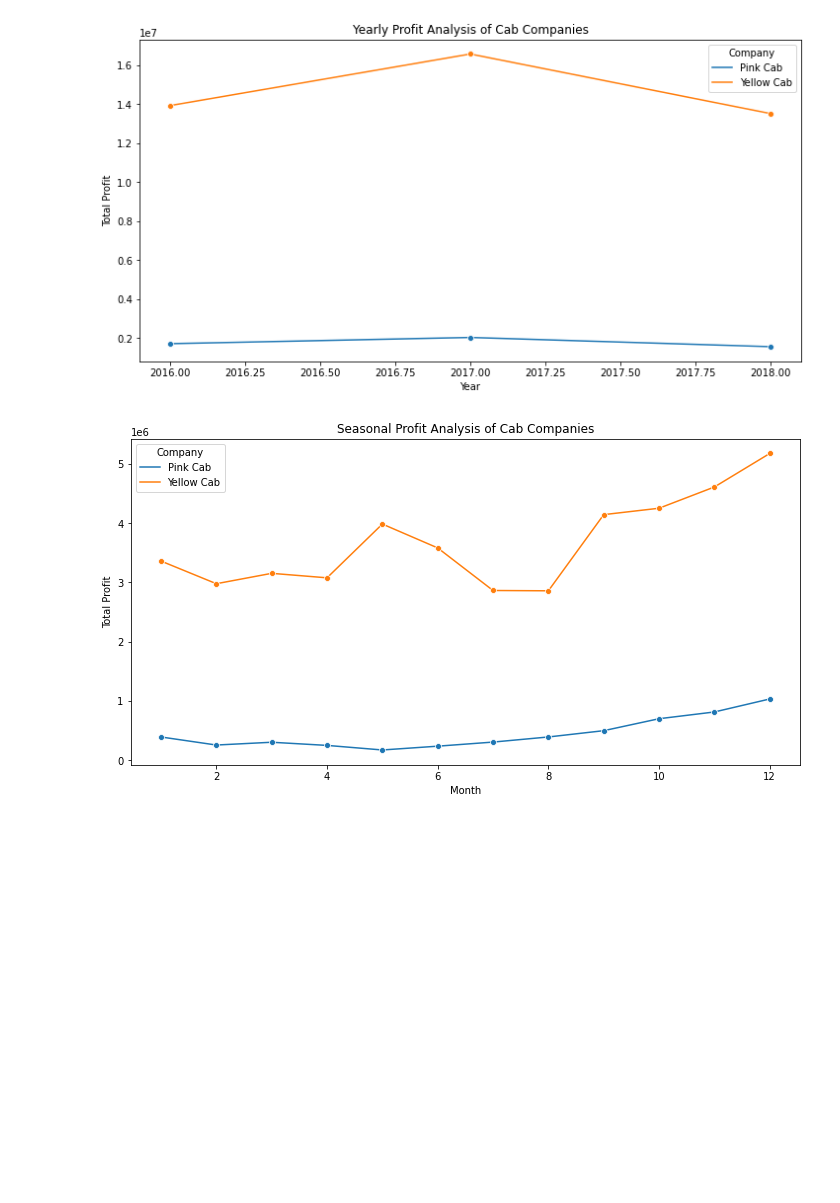
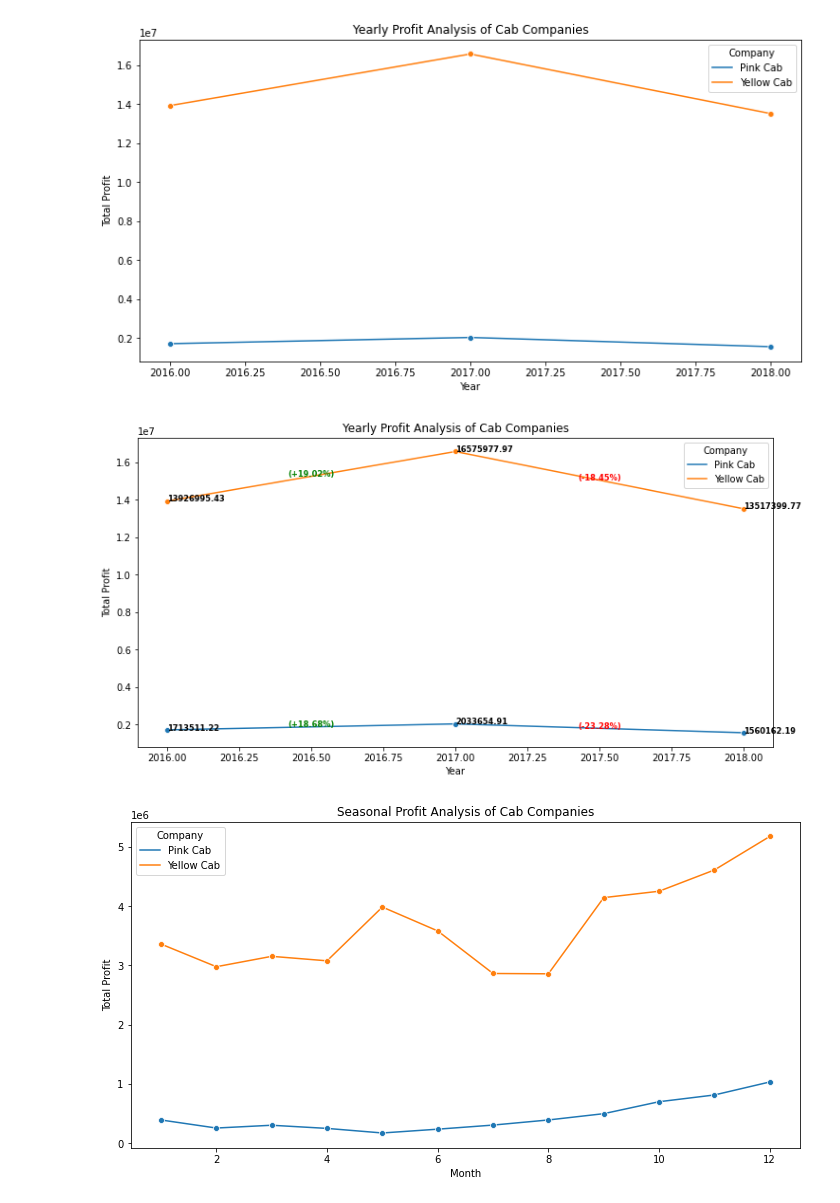
Before and after one commit to mandali8686/DataSets, a Jupyter notebook: Cad_Data_Analysis.ipynb, the cells around one changed output. Drawn from its saved outputs; the diff is of its cells as text; code cells hidden in the pictures; blank space fills up the shorter version.

```diff
--- a/Cad_Data_Analysis.ipynb
+++ b/Cad_Data_Analysis.ipynb
@@ -310,6 +310,44 @@ plt.title('Yearly Profit Analysis of Cab Companies')
 plt.show()
 # %% [output]
 [figure]
+# %%
+plt.figure(figsize=(12, 6))
+ax = sns.lineplot(data=yearly_profit, x='Year', y='Margin', hue='Company', marker='o')
+plt.xlabel('Year')
+plt.ylabel('Total Profit')
+plt.title('Yearly Profit Analysis of Cab Companies')
+
+# Loop through the companies
+for company in yearly_profit['Company'].unique():
+    company_data = yearly_profit[yearly_profit['Company'] == company]
+    prev_margin = None
+    prev_year = None
+
+    # Loop through the data points for each company
+    for index, row in company_data.iterrows():
+        year = row['Year']
+        margin = row['Margin']
+
+        # Add the margin value as text to the plot
+        ax.text(year, margin, f"{margin:.2f}", horizontalalignment='left', size='small', color='black', weight='semibold')
+
+        # Calculate the percentage increase or decrease
+        if prev_margin is not None and prev_year is not None:
+            percentage_change = (margin - prev_margin) / prev_margin * 100
+
+            # Calculate the midpoint of the line segment
+            midpoint_x = (year + prev_year) / 2
+            midpoint_y = (margin + prev_margin) / 2
+
+            # Add the percentage change text at the midpoint
+            ax.text(midpoint_x, midpoint_y, f"({percentage_change:+.2f}%)", horizontalalignment='center', size='small', color='red' if percentage_change < 0 else 'green', weight='semibold')
+
+        prev_margin = margin
+        prev_year = year
+
+plt.show()
+# %% [output]
+[figure, added]
 # %%
 full_df['Month'] = full_df['Date of Travel'].dt.month
 monthly_profit = full_df.groupby(['Month', 'Company']).agg({'Margin': 'sum'}).reset_index()
```
Also changed, not shown: parts of 25 cells of this notebook, 1 other file.
